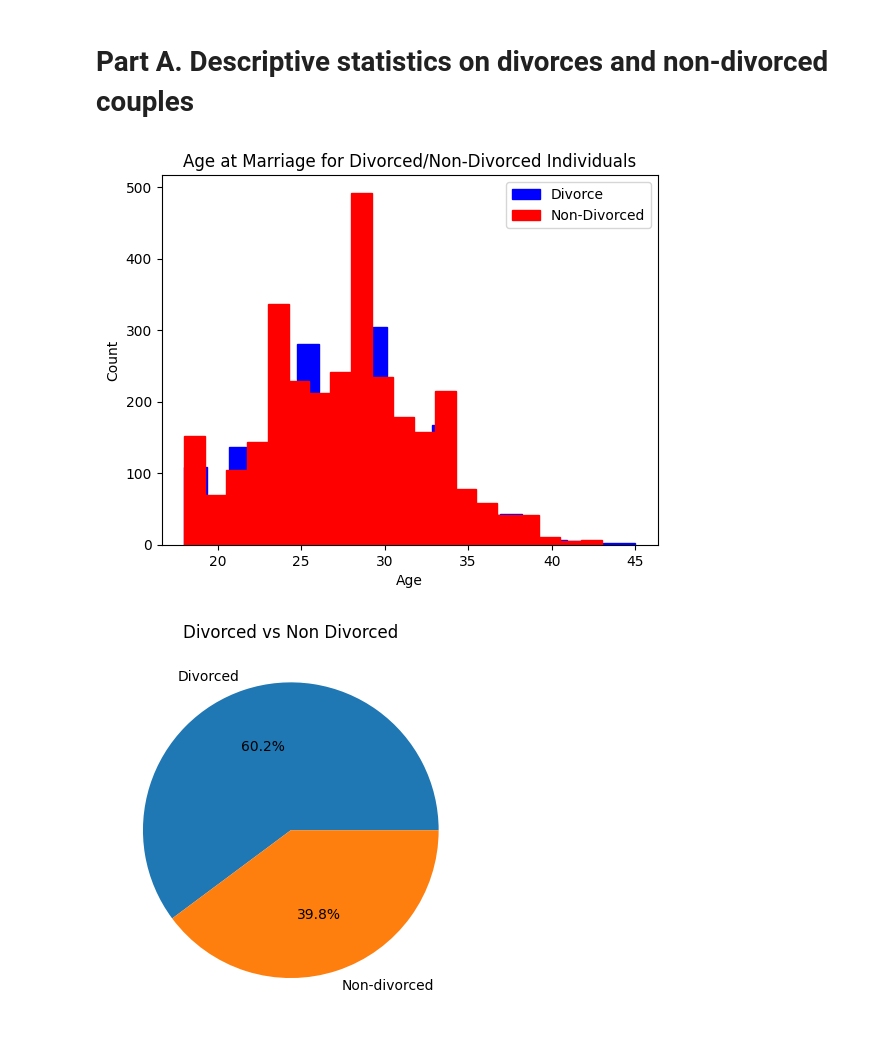
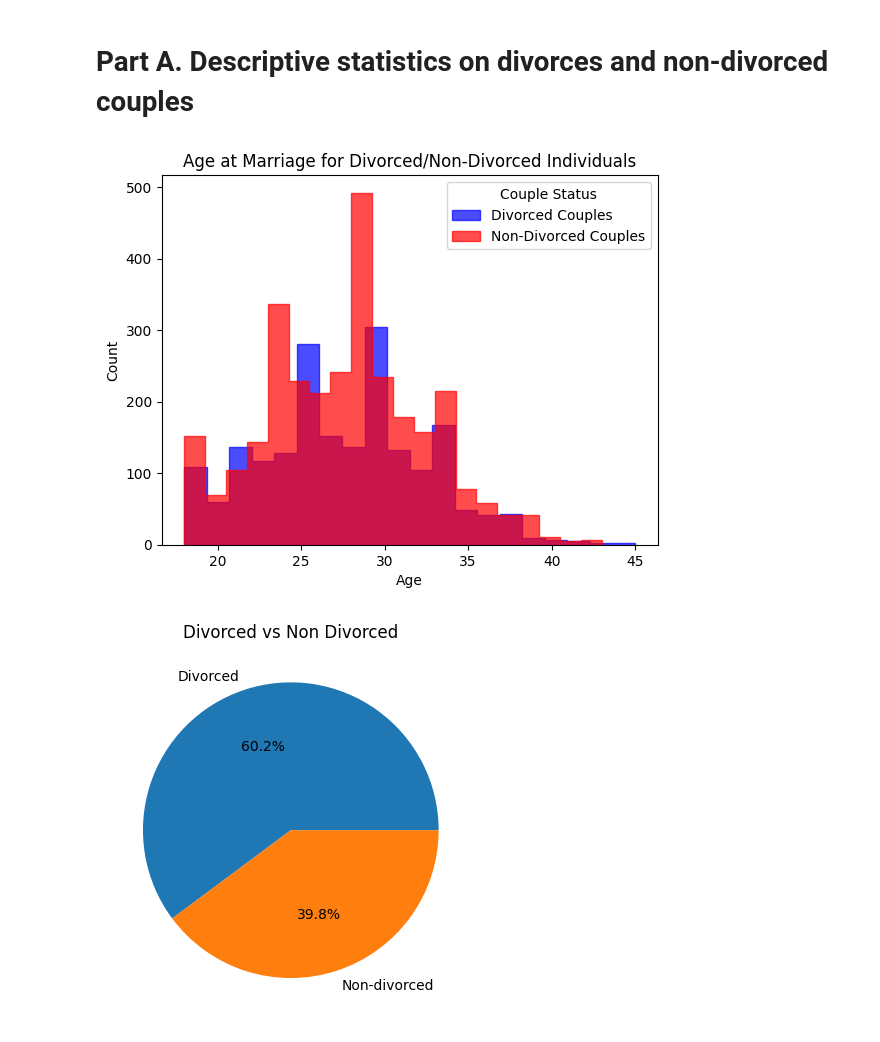
Before and after one commit to Rodrigu87/Module-2-Project-CAS-UniBe, a Jupyter notebook: Divorce.ipynb, the cells around one changed output. Saved outputs shown, nothing was run; the diff lists cells and outputs as text; code cells hidden in the pictures.

```diff
--- a/Divorce.ipynb
+++ b/Divorce.ipynb
@@ -56,20 +56,20 @@ df.head(10)
 # %%
 # Filter the data to include only divorced individuals
 divorced_data = df[df['divorced'] == 1]
 
 #Filter the data to include only Non-divorced individuals
 Non_divorced  = df[df['divorced'] == 0]
 
 # Plot the histogram of age at marriage for divorced individuals
-divorced_data['age_at_marriage'].plot(kind='hist', fill=True, histtype='step', label = 'Divorce', color='blue', bins=20)
-Non_divorced['age_at_marriage'].plot(kind = 'hist', fill = True, histtype = 'step', label = 'Non-Divorced', color = 'red', bins = 20)
+divorced_data['age_at_marriage'].plot(kind='hist', fill=True, histtype='step', label = 'Divorced Couples', color='blue', bins=20, alpha=0.7)
+Non_divorced['age_at_marriage'].plot(kind = 'hist', fill = True, histtype = 'step', label = 'Non-Divorced Couples', color = 'red', bins = 20, alpha=0.7)
 plt.title("Age at Marriage for Divorced/Non-Divorced Individuals")
 plt.xlabel("Age")
 plt.ylabel("Count")
-plt.legend()
+plt.legend(title='Couple Status')
 plt.show()
 # %% [output]
-[figure, old version]
+[figure, new version]
 # %%
 plt.pie(df['divorced'].value_counts(),labels = ['Divorced', 'Non-divorced'], autopct = '%1.1f%%')
 plt.title("Divorced vs Non Divorced")
```
